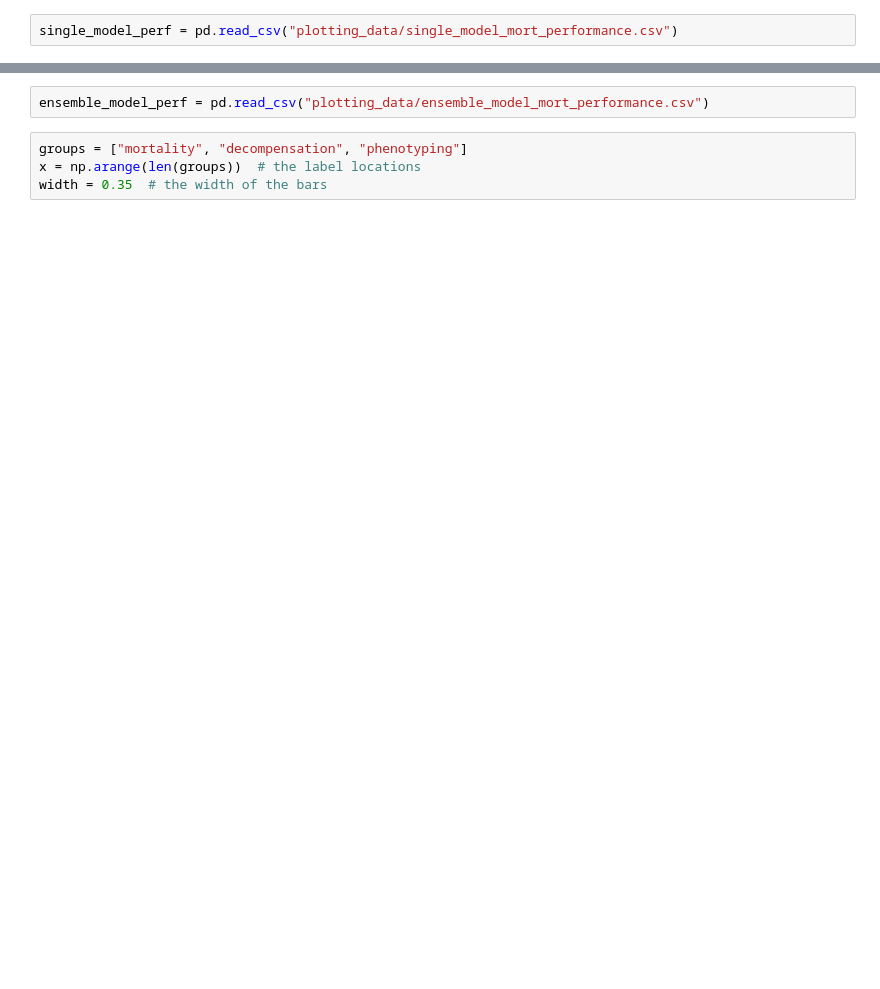
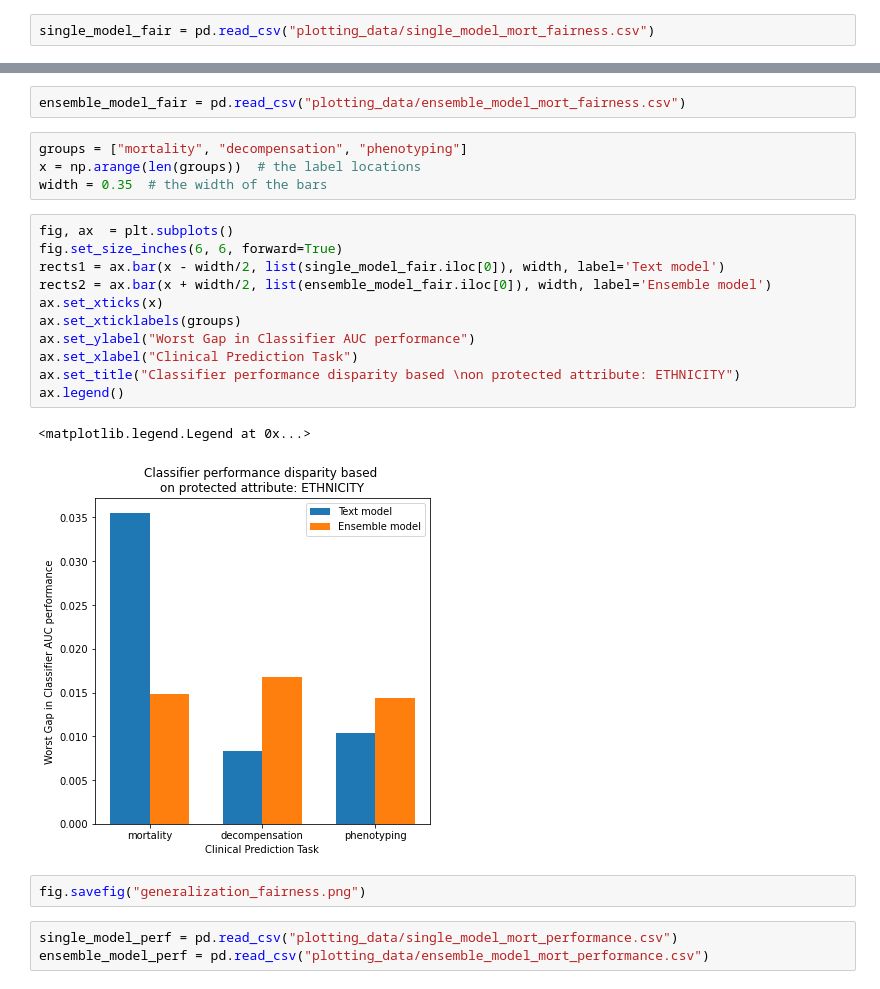
Before and after one commit to johntiger1/multimodal_fairness, a Jupyter notebook: plotting/plotting-figures.ipynb, the cells around one changed output, grey strips where cells are left out. Saved outputs shown, nothing was run; the diff lists cells and outputs as text; blank space fills up the shorter version.

```diff
--- a/plotting/plotting-figures.ipynb
+++ b/plotting/plotting-figures.ipynb
@@ -5,5 +5,5 @@ import matplotlib.pyplot as plt
 import pandas as pd
 import numpy as np
 # %%
-single_model_perf = pd.read_csv("plotting_data/single_model_mort_performance.csv")
+single_model_fair = pd.read_csv("plotting_data/single_model_mort_fairness.csv")
 # %%
@@ -11,9 +11,28 @@ list(single_model_perf.iloc[0])
 # %% [output]
 [0.03549271543, 0.008318021982, 0.010422963620000001]
 # %%
-ensemble_model_perf = pd.read_csv("plotting_data/ensemble_model_mort_performance.csv")
+ensemble_model_fair = pd.read_csv("plotting_data/ensemble_model_mort_fairness.csv")
 # %%
 groups = ["mortality", "decompensation", "phenotyping"]
 x = np.arange(len(groups))  # the label locations
 width = 0.35  # the width of the bars
+# %%
+fig, ax  = plt.subplots()
+fig.set_size_inches(6, 6, forward=True)
+rects1 = ax.bar(x - width/2, list(single_model_fair.iloc[0]), width, label='Text model')
+rects2 = ax.bar(x + width/2, list(ensemble_model_fair.iloc[0]), width, label='Ensemble model')
+ax.set_xticks(x)
+ax.set_xticklabels(groups)
+ax.set_ylabel("Worst Gap in Classifier AUC performance")
+ax.set_xlabel("Clinical Prediction Task")
+ax.set_title("Classifier performance disparity based \non protected attribute: ETHNICITY")
+ax.legend()
+# %% [output]
+<matplotlib.legend.Legend at 0x...>
+[figure, added]
+# %%
+fig.savefig("generalization_fairness.png")
+# %%
+single_model_perf = pd.read_csv("plotting_data/single_model_mort_performance.csv")
+ensemble_model_perf = pd.read_csv("plotting_data/ensemble_model_mort_performance.csv")
 # %%
```
Also changed, not shown: parts of 3 cells of this notebook, 4 other files.
